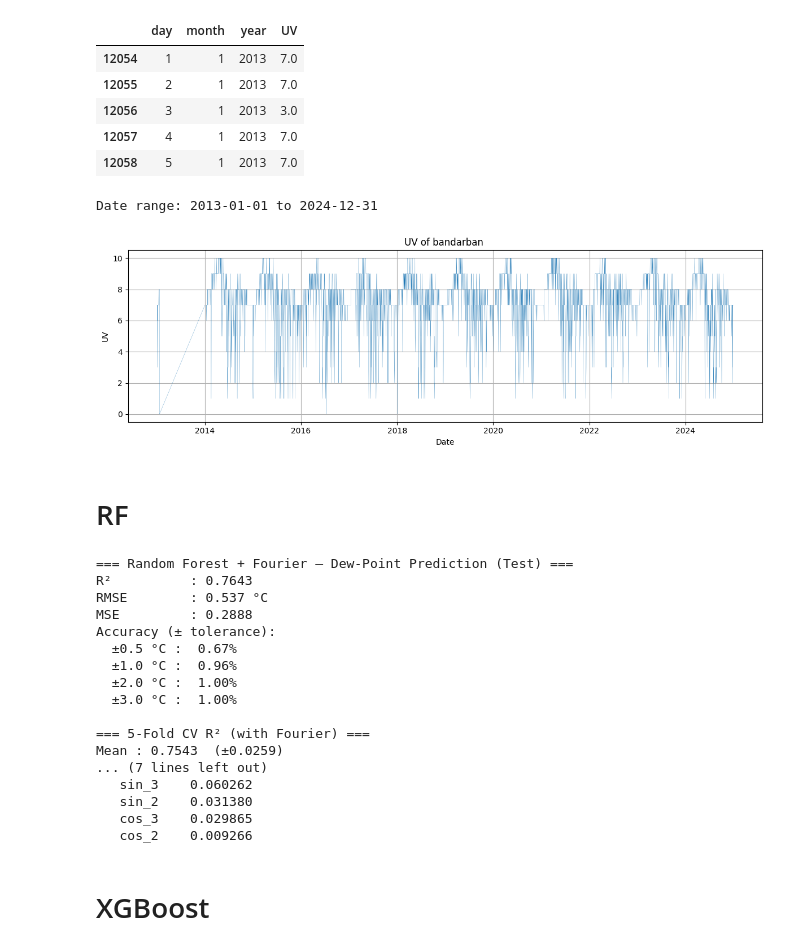
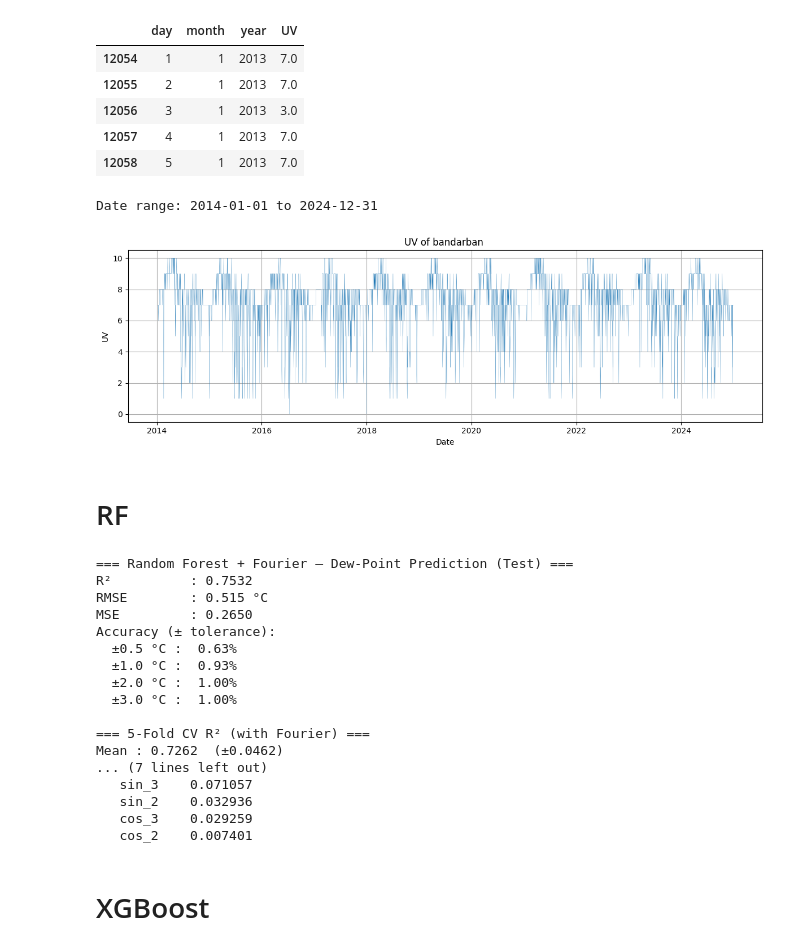
Before and after one commit to not-your-pancake/TCC_Journal, a Jupyter notebook: 0 Real Done Shit/6. Hill Tract Zone (Elevated Terrain)/5. UV Index Risk Categories/rangamati.ipynb, the cells around one changed output. Drawn from its saved outputs; the diff is of its cells as text; code cells hidden in the pictures.

```diff
--- a/0 Real Done Shit/6. Hill Tract Zone (Elevated Terrain)/5. UV Index Risk Categories/rangamati.ipynb
+++ b/0 Real Done Shit/6. Hill Tract Zone (Elevated Terrain)/5. UV Index Risk Categories/rangamati.ipynb
@@ -22,38 +22,38 @@ df_district.head()
 # %%
 import matplotlib.pyplot as plt
 
 if 'date' not in df_district.columns:
     df_district['date'] = pd.to_datetime(df_district[['year', 'month', 'day']])
 
-# show date range
-min_date = df_district['date'].min()
-max_date = df_district['date'].max()
-print(f"Date range: {min_date.date()} to {max_date.date()}")
+# # show date range
+# min_date = df_district['date'].min()
+# max_date = df_district['date'].max()
+# print(f"Date range: {min_date.date()} to {max_date.date()}")
 
 
-# # filter data for custom date range: 2020 to 2024
-# df_district = df_district[
-#     (df_district['date'] >= '1980-01-01') & (df_district['date'] <= '2024-12-31')
-# ]
-# custom_range_df = df_district.copy()
+# filter data for custom date range: 2020 to 2024
+df_district = df_district[
+    (df_district['date'] >= '2014-01-01') & (df_district['date'] <= '2024-12-31')
+]
+custom_range_df = df_district.copy()
 
-# # show date range
-# min_date = custom_range_df['date'].min()
-# max_date = custom_range_df['date'].max()
-# print(f"Date range: {min_date.date()} to {max_date.date()}")
+# show date range
+min_date = custom_range_df['date'].min()
+max_date = custom_range_df['date'].max()
+print(f"Date range: {min_date.date()} to {max_date.date()}")
 
 # plot daily temperature time series
 plt.figure(figsize=(12, 4))
 plt.plot(df_district['date'], df_district['UV'], linewidth=0.2)
 plt.xlabel('Date')
 plt.ylabel('UV')
 plt.title('UV of bandarban ')
 plt.grid(True)
 plt.tight_layout()
 plt.show()
 # %% [output]
-Date range: 2013-01-01 to 2024-12-31
+Date range: 2014-01-01 to 2024-12-31
-[figure, old version]
+[figure, new version]
 # %%
 import pandas as pd
 import numpy as np
@@ -160,22 +160,22 @@ print("\n=== Feature Importances (Top 10) ===")
 print(fi.head(10).to_string(index=False))
 # %% [output]
 === Random Forest + Fourier – Dew-Point Prediction (Test) ===
-R²          : 0.7643
-RMSE        : 0.537 °C
-MSE         : 0.2888
+R²          : 0.7532
+RMSE        : 0.515 °C
+MSE         : 0.2650
 Accuracy (± tolerance):
-  ±0.5 °C :  0.67%
-  ±1.0 °C :  0.96%
+  ±0.5 °C :  0.63%
+  ±1.0 °C :  0.93%
   ±2.0 °C :  1.00%
   ±3.0 °C :  1.00%
 
 === 5-Fold CV R² (with Fourier) ===
-Mean : 0.7543  (±0.0259)
+Mean : 0.7262  (±0.0462)
 ... (7 lines left out)
-   sin_3    0.060262
-   sin_2    0.031380
-   cos_3    0.029865
-   cos_2    0.009266
+   sin_3    0.071057
+   sin_2    0.032936
+   cos_3    0.029259
+   cos_2    0.007401
 # %% [markdown]
 # XGBoost
 # %%
```
Also changed, not shown: parts of 6 cells of this notebook, 20 other files.
